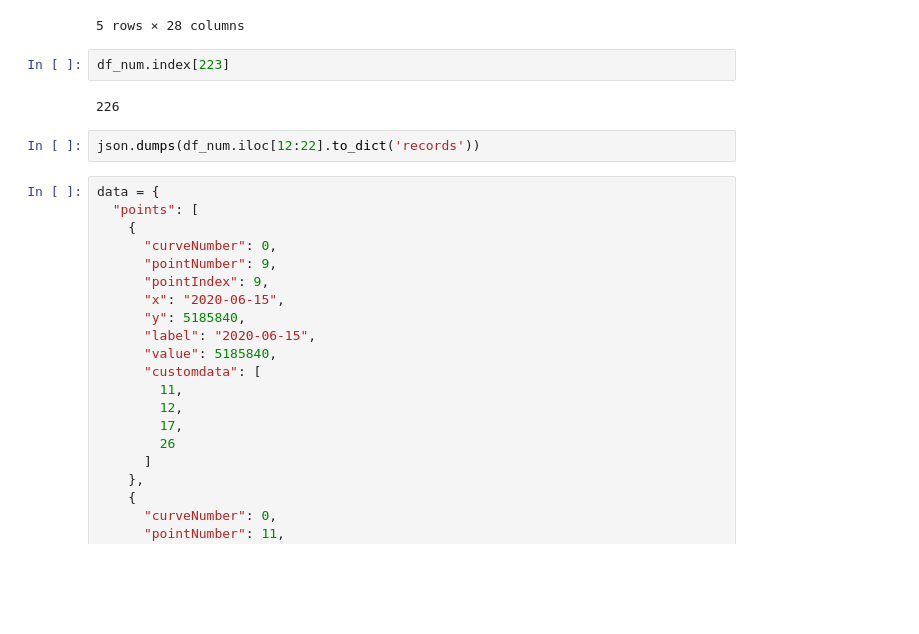
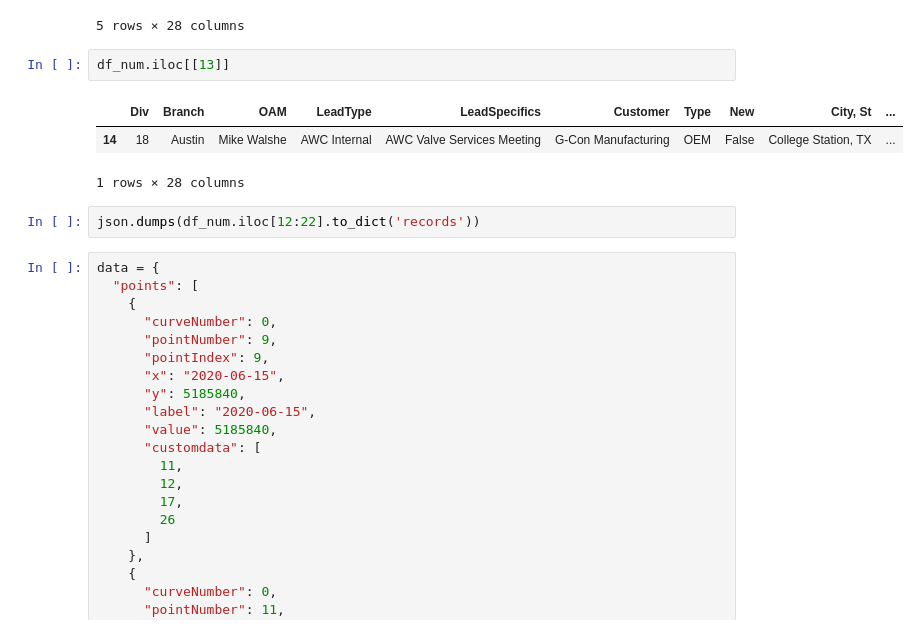
Before and after one commit to BlakeRosenhagen/OP_Dashboard, a Jupyter notebook: clean/clean/Untitled.ipynb, the cells around one changed output. Drawn from its saved outputs; the diff is of its cells as text; blank space fills up the shorter version.

```diff
--- a/clean/clean/Untitled.ipynb
+++ b/clean/clean/Untitled.ipynb
@@ -63,10 +63,12 @@ df_num.loc[10:15,]
 | 14 | 18 | Austin | Mike Walshe | AWC Internal | AWC Valve Services Meeting | G-Con Manufacturing | OEM | False | College Station, TX | ... |
 | 15 | 18 | Austin | Mike Walshe | AWC Internal | Next Gen Design Meeting | G-Con Manufacturing | OEM | False | College Station, TX | ... |
 5 rows × 28 columns
-# %%
-df_num.index[223]
-# %% [output]
-226
+# %%
+df_num.iloc[[13]]
+# %% [output]
+|  | Div | Branch | OAM | LeadType | LeadSpecifics | Customer | Type | New | City, St | ... |
+| 14 | 18 | Austin | Mike Walshe | AWC Internal | AWC Valve Services Meeting | G-Con Manufacturing | OEM | False | College Station, TX | ... |
+1 rows × 28 columns
 # %%
 json.dumps(df_num.iloc[12:22].to_dict('records'))
 # %%
```
Also changed, not shown: parts of 2 cells of this notebook, 3 other files.
